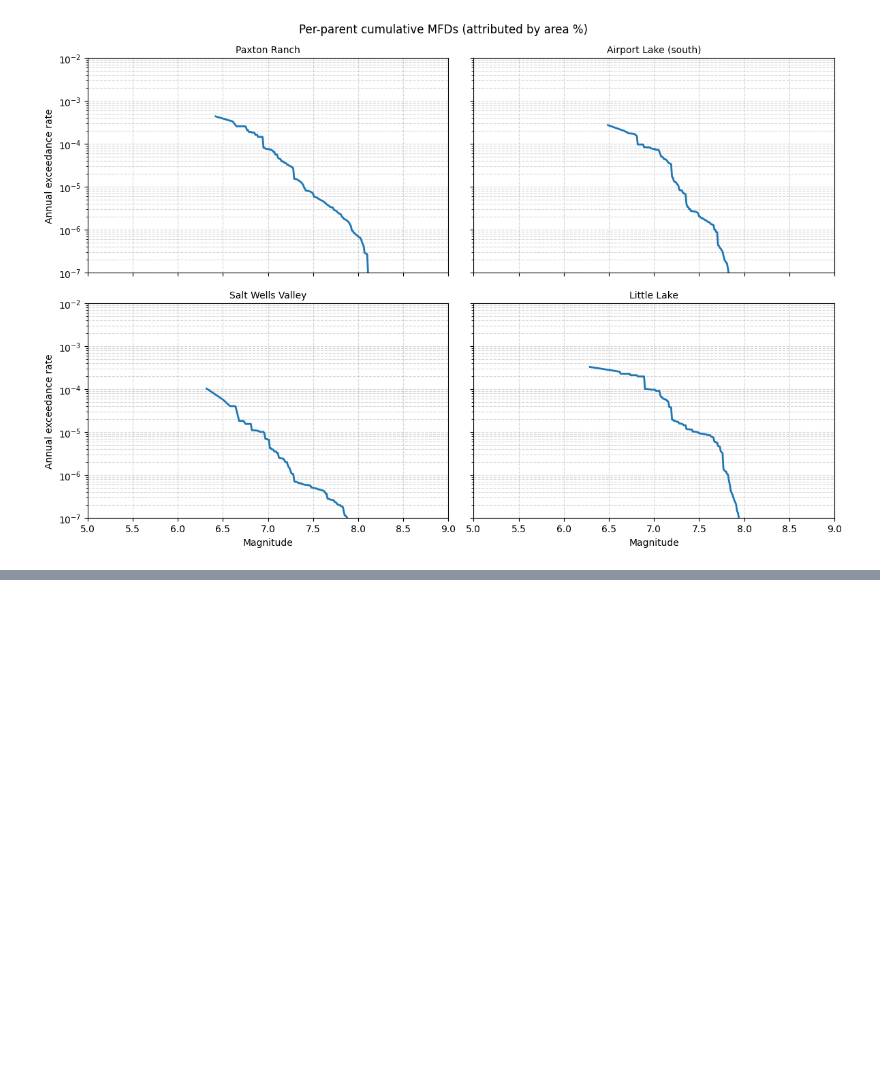
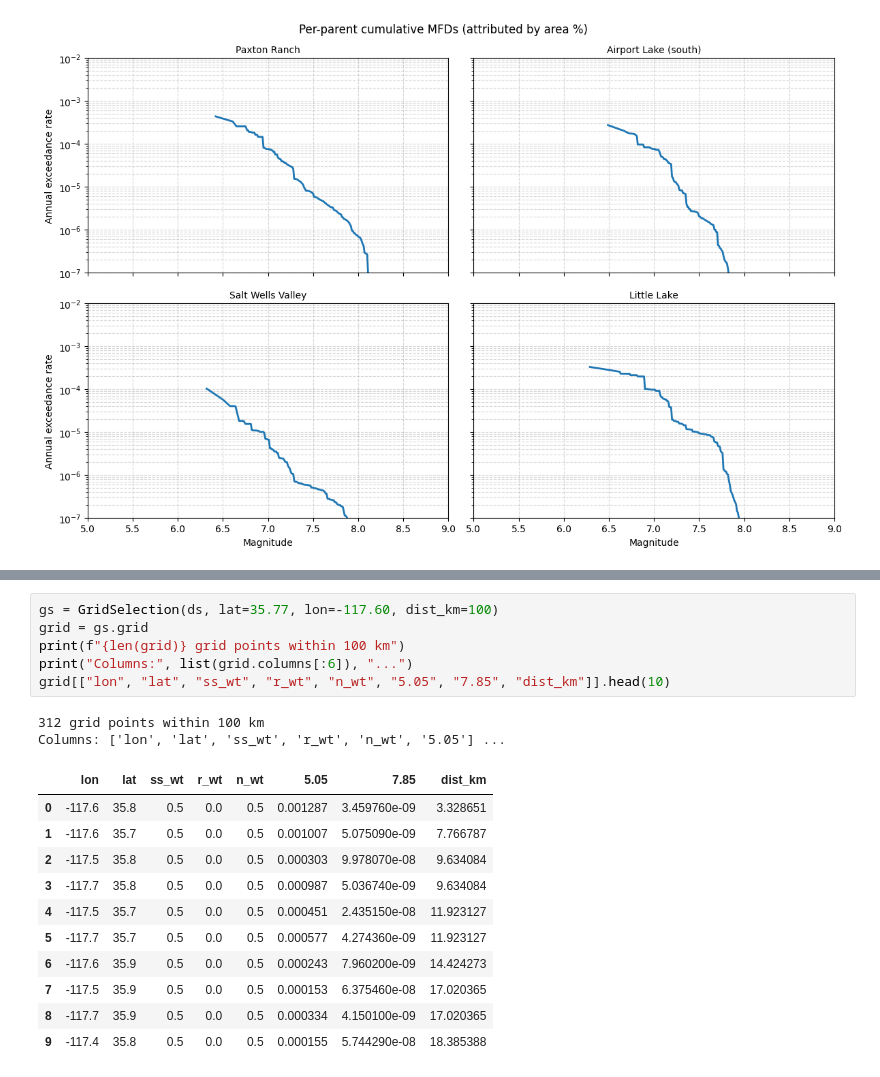
Before and after one commit to asarmy/parserf, a Jupyter notebook: examples/4-queries.ipynb, the cells around one changed output, grey strips where cells are left out. Cells and saved outputs as stored; diff of their text form; blank space fills up the shorter version.

Commit message:
Add background grid raw data and attribute to faultmodeldataset. Add GridSelection to complemete ParentSelection.

```diff
--- a/examples/4-queries.ipynb
+++ b/examples/4-queries.ipynb
@@ -223,0 +232,20 @@ plt.show()
+# %%
+gs = GridSelection(ds, lat=35.77, lon=-117.60, dist_km=100)
+grid = gs.grid
+print(f"{len(grid)} grid points within 100 km")
+print("Columns:", list(grid.columns[:6]), "...")
+grid[["lon", "lat", "ss_wt", "r_wt", "n_wt", "5.05", "7.85", "dist_km"]].head(10)
+# %% [output]
+312 grid points within 100 km
+Columns: ['lon', 'lat', 'ss_wt', 'r_wt', 'n_wt', '5.05'] ...
+|  | lon | lat | ss_wt | r_wt | n_wt | 5.05 | 7.85 | dist_km |
+| 0 | -117.6 | 35.8 | 0.5 | 0.0 | 0.5 | 0.001287 | 3.459760e-09 | 3.328651 |
+| 1 | -117.6 | 35.7 | 0.5 | 0.0 | 0.5 | 0.001007 | 5.075090e-09 | 7.766787 |
+| 2 | -117.5 | 35.8 | 0.5 | 0.0 | 0.5 | 0.000303 | 9.978070e-08 | 9.634084 |
+| 3 | -117.7 | 35.8 | 0.5 | 0.0 | 0.5 | 0.000987 | 5.036740e-09 | 9.634084 |
+| 4 | -117.5 | 35.7 | 0.5 | 0.0 | 0.5 | 0.000451 | 2.435150e-08 | 11.923127 |
+| 5 | -117.7 | 35.7 | 0.5 | 0.0 | 0.5 | 0.000577 | 4.274360e-09 | 11.923127 |
+| 6 | -117.6 | 35.9 | 0.5 | 0.0 | 0.5 | 0.000243 | 7.960200e-09 | 14.424273 |
+| 7 | -117.5 | 35.9 | 0.5 | 0.0 | 0.5 | 0.000153 | 6.375460e-08 | 17.020365 |
+| 8 | -117.7 | 35.9 | 0.5 | 0.0 | 0.5 | 0.000334 | 4.150100e-09 | 17.020365 |
+| 9 | -117.4 | 35.8 | 0.5 | 0.0 | 0.5 | 0.000155 | 5.744290e-08 | 18.385388 |
```
Also changed, not shown: parts of 3 cells of this notebook, 10 other files.
